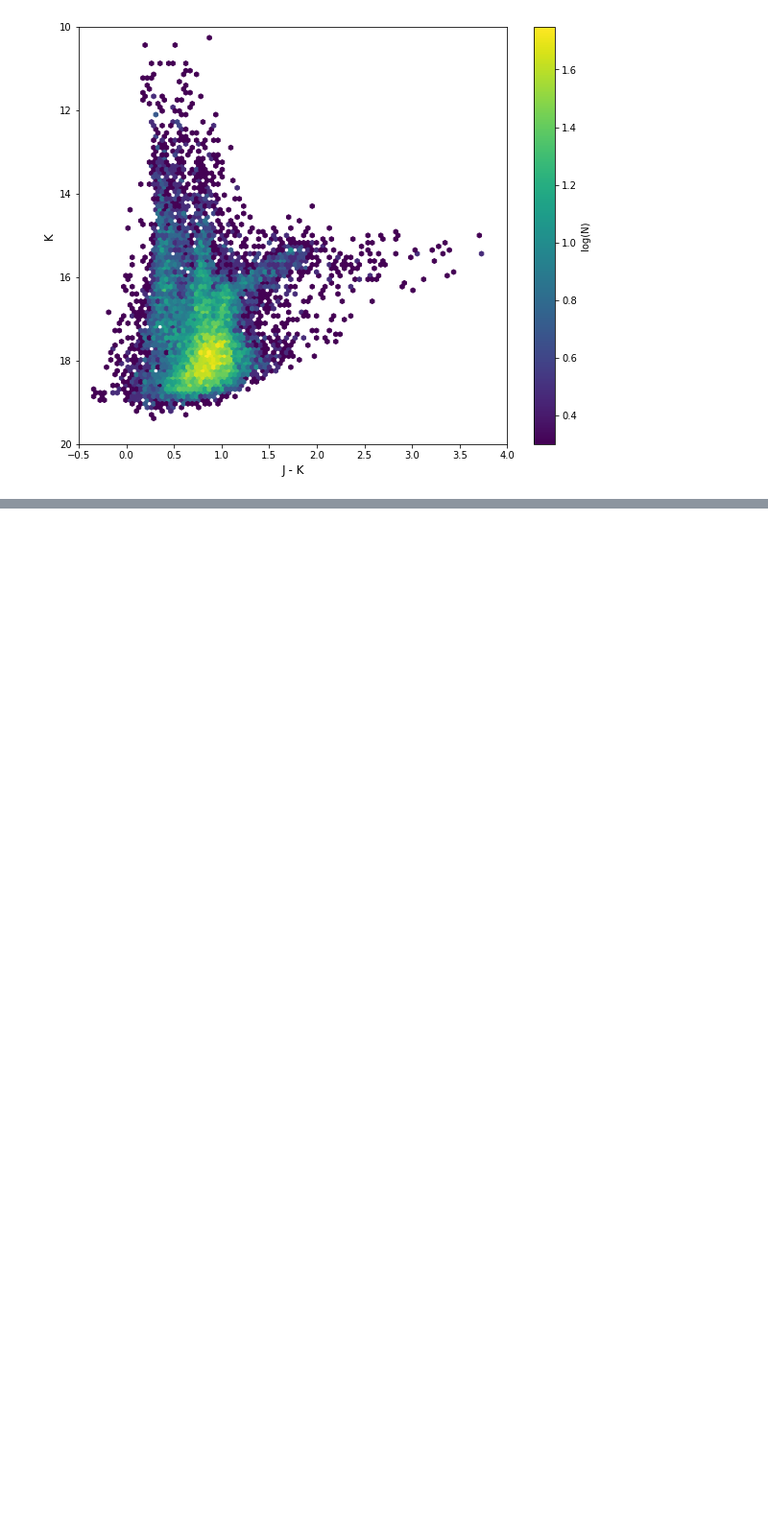
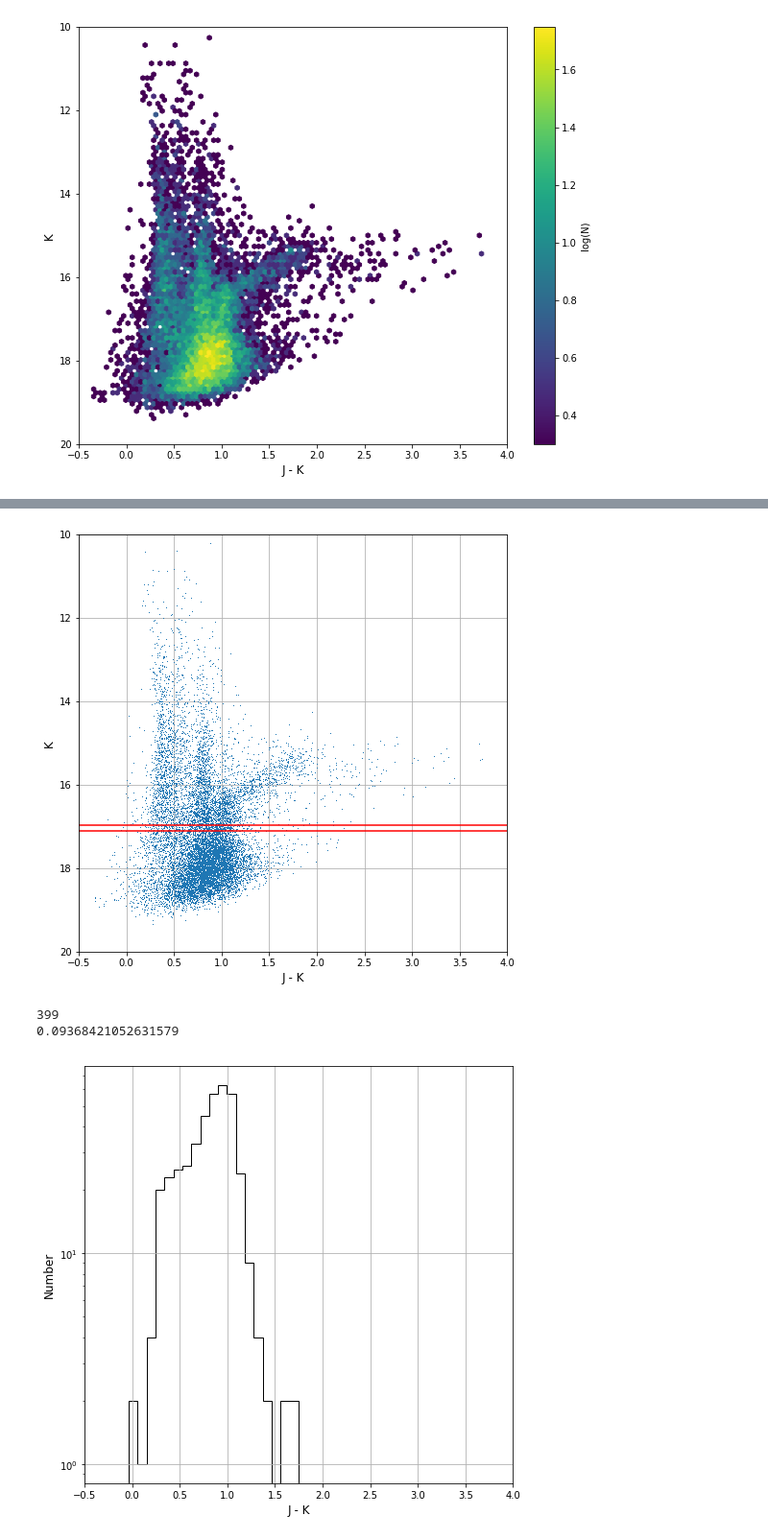
Before and after one commit to alechirschauer/NGC6822, a Jupyter notebook: Color-Cuts_K_vs_J-K_20Nov2018.ipynb, the cells around one changed output, grey strips where cells are left out. Shown at 96% size. Drawn from its saved outputs; the diff is of its cells as text; code cells hidden in the pictures; blank space fills up the shorter version.

```diff
--- a/Color-Cuts_K_vs_J-K_20Nov2018.ipynb
+++ b/Color-Cuts_K_vs_J-K_20Nov2018.ipynb
@@ -382,0 +715,47 @@ plt.close()
+# %%
+# 20
+
+# Bin 1 (K = 17.100 to 16.963)
+#
+plt.figure(figsize=(8,8))
+plt.plot(phot_data.jMINUSk, phot_data.Kmag, ',')
+plt.xlim(-0.5, 4.0)
+plt.ylim(20.0, 10.0)
+plt.xlabel('J - K', size=12)
+plt.ylabel('K', size=12)
+#
+plt.axhline(y=17.100, linewidth=1.5, color='red') # Bin 1 - lower boundary
+plt.axhline(y=16.963, linewidth=1.5, color='red') # Bin 1 - upper boundary
+#
+plt.grid(True)
+plt.show()
+plt.close()
+
+# define the range of K-band magnitudes over which the bin is sampling
+# from the catalog of sources with K-mag and J-mag errors less than 0.1.
+#
+jMINUSkHIST1 = low_error_jMINUSkDATA[(low_error_jMINUSkDATA.Kmag < 17.100) & (low_error_jMINUSkDATA.Kmag > 16.963)]
+#print jMINUSkHIST1
+print len(jMINUSkHIST1)
+#
+binwidth = stats.knuth_bin_width(jMINUSkHIST1.jMINUSk)
+bin_number = (max(jMINUSkHIST1.jMINUSk)+binwidth)/binwidth
+print binwidth
+#print bin_number
+#
+fig = plt.figure(figsize = (8,8))
+plt.hist(jMINUSkHIST1.jMINUSk, bins=np.arange(min(jMINUSkHIST1.jMINUSk), max(jMINUSkHIST1.jMINUSk) + binwidth, binwidth), histtype='step', color='black')
+plt.yscale('log', nonposy='clip')
+plt.xlim(-0.5, 4.0)
+#plt.xlim(0.0, 2.5)
+#plt.ylim(0.0, 200.0)
+plt.xlabel('J - K', size=12)
+plt.ylabel('Number', size=12)
+plt.grid(True)
+plt.show()
+plt.close()
+# %% [output]
+[figure, added]
+399
+0.09368421052631579
+[figure, added]
```
Also changed, not shown: parts of 57 cells of this notebook, 1 other file.
